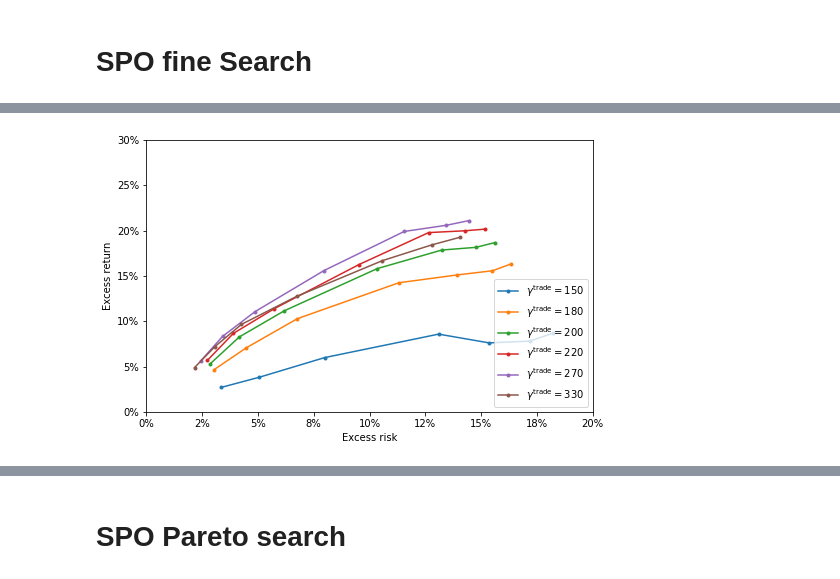
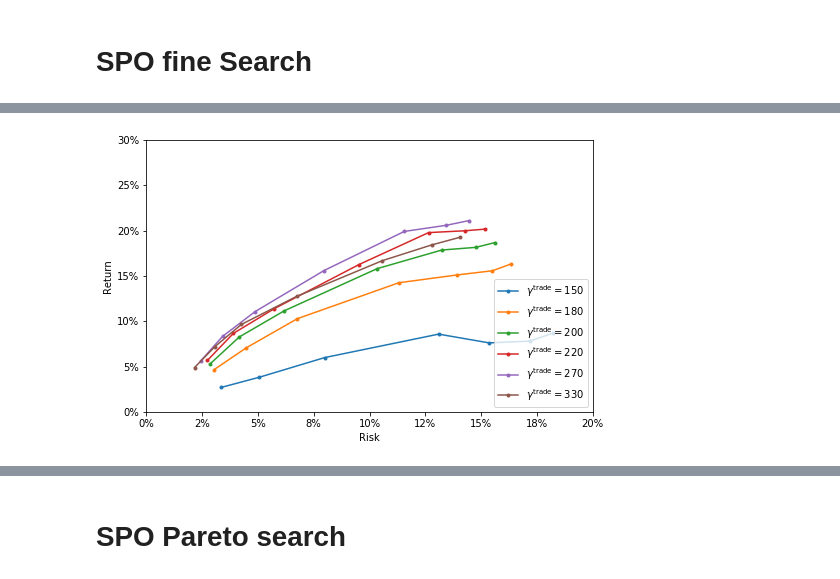
Before and after one commit to cvxgrp/cvxportfolio, a Jupyter notebook: SinglePeriodOptimization.ipynb, the cells around one changed output, grey strips where cells are left out. Drawn from its saved outputs; the diff is of its cells as text; code cells hidden in the pictures.

```diff
--- a/SinglePeriodOptimization.ipynb
+++ b/SinglePeriodOptimization.ipynb
@@ -107,8 +110,8 @@ plt.savefig(plotdir+'spo_riskrewardfrontier.png')
 # %%
-gamma_tcost=200#
-plt.figure(figsize=(10,5))
+# gamma_tcost=200#
+# plt.figure(figsize=(10,5))
 
-[(results[(i, gamma_tcost)].v/1E6).plot(label='$\gamma^\mathrm{risk} = %g$'%i) for i in gamma_risks_coarse]
-plt.legend(loc='upper left')# if i==0 else 'upper left')
-plt.ylabel('Total value (\$M)')
-plt.savefig(plotdir+'spo_valueintime.png')
+# [(results[(i, gamma_tcost)].v/1E6).plot(label='$\gamma^\mathrm{risk} = %g$'%i) for i in gamma_risks_coarse]
+# plt.legend(loc='upper left')# if i==0 else 'upper left')
+# plt.ylabel('Total value (\$M)')
+# plt.savefig(plotdir+'spo_valueintime.png')
@@ -212,22 +211,22 @@ result_df_fine=result_df_fine.loc[sorted(result_df_fine.index),sorted(result_df_
 # %%
 plt.figure(figsize=(8,5))
 for gamma_tcost in result_df_fine.columns[:]:
     x=[el.excess_returns.std()*100*np.sqrt(250) for el in result_df_fine[gamma_tcost]]
     y=[el.excess_returns.mean()*100*250 for el in result_df_fine[gamma_tcost]]
     plt.plot(np.array(x),np.array(y), '.-', label='$\gamma^\mathrm{trade} = %g$'%gamma_tcost)
 plt.legend(loc='lower right')
-plt.xlabel('Excess risk')
-plt.ylabel('Excess return')
+plt.xlabel('Risk')
+plt.ylabel('Return')
 plt.xlim([0,20])
 plt.ylim([0,30])
 
 
 import matplotlib.ticker as mtick
 ax = plt.gca()
 ax.xaxis.set_major_formatter(mtick.FormatStrFormatter('%.0f%%'))
 ax.yaxis.set_major_formatter(mtick.FormatStrFormatter('%.0f%%'))
 
 plt.savefig(plotdir+'spo_riskrewardfrontier_fine.png')
 # %% [output]
-[figure, old version]
+[figure, new version]
 # %%
```
Also changed, not shown: parts of 19 cells of this notebook, 1 other file.
